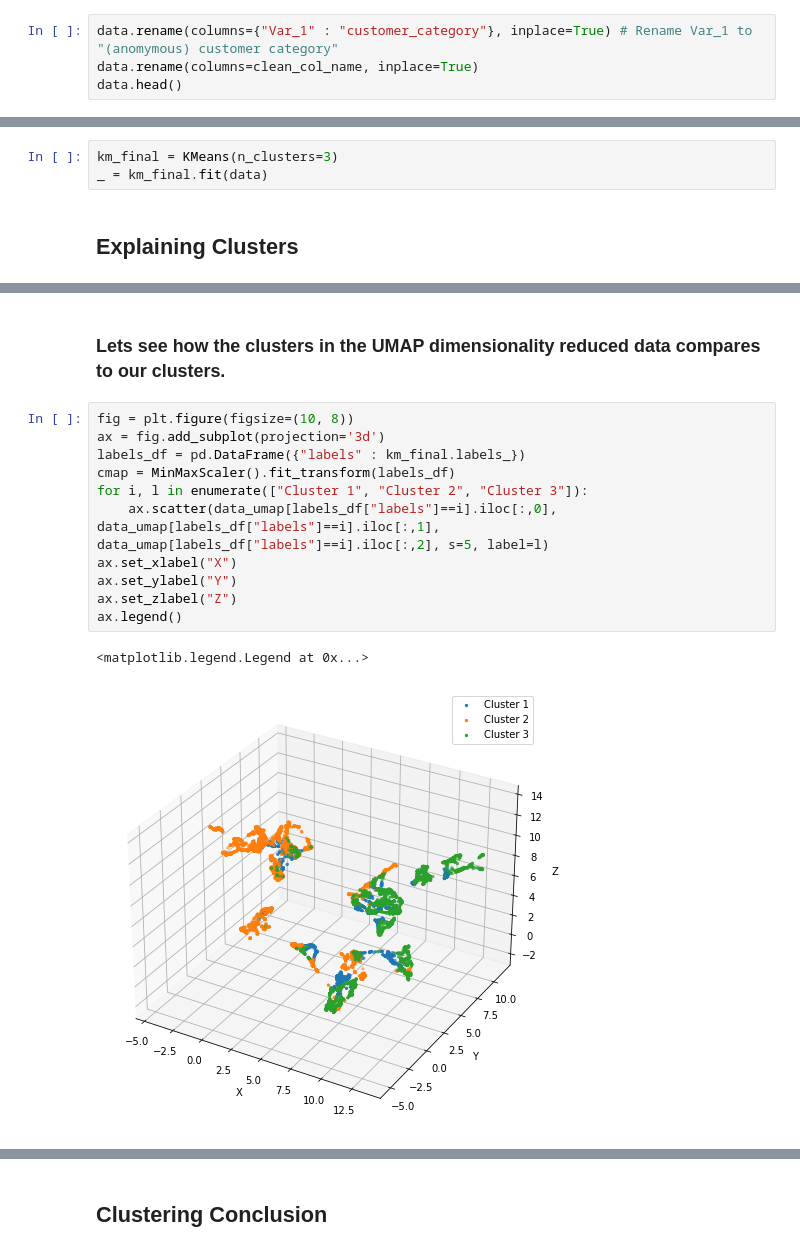
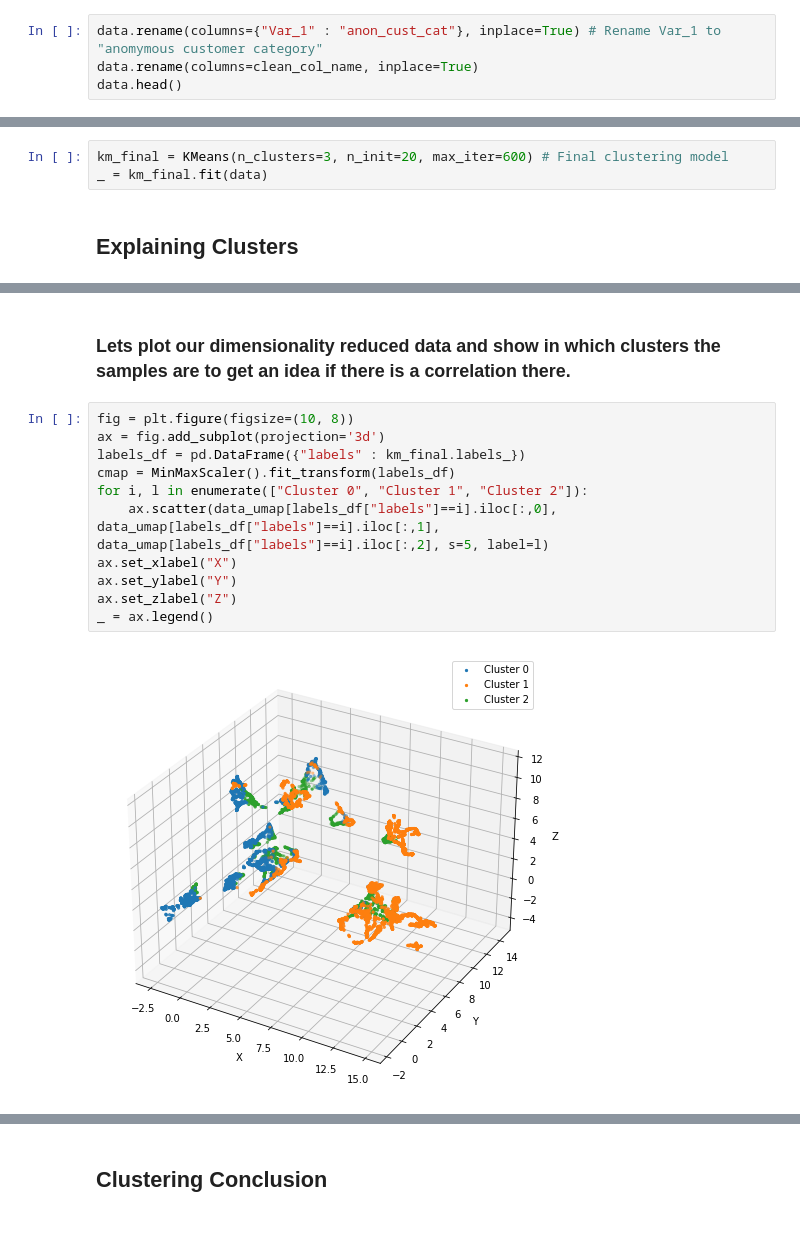
Before and after one commit to SanteriSuomi/Kaggle, a Jupyter notebook: CustomerSegmentation/CustomerSegmentation.ipynb, the cells around one changed output, grey strips where cells are left out. Cells and saved outputs as stored; diff of their text form.

```diff
--- a/CustomerSegmentation/CustomerSegmentation.ipynb
+++ b/CustomerSegmentation/CustomerSegmentation.ipynb
@@ -141,6 +143,6 @@ def clean_col_name(name):
     return name.strip().lower().replace(" ", "_")
 # %%
-data.rename(columns={"Var_1" : "customer_category"}, inplace=True) # Rename Var_1 to "(anomymous) customer category"
+data.rename(columns={"Var_1" : "anon_cust_cat"}, inplace=True) # Rename Var_1 to "anomymous customer category"
 data.rename(columns=clean_col_name, inplace=True)
 data.head()
 # %% [output]
@@ -343,7 +345,7 @@ _ = pd.DataFrame({"inertia" : inertias, "silhouette" : sil_scores, "K" : k_vals}
 # %% [markdown]
 ### We'll select the number of clusters to be 3. Firstly, this makes sense to cluster customers to three groups, as there are 3 different spending scores. Also, the silhouette score is the best at 3 clusters.
 # %%
-km_final = KMeans(n_clusters=3)
+km_final = KMeans(n_clusters=3, n_init=20, max_iter=600) # Final clustering model
 _ = km_final.fit(data)
 # %% [markdown]
 ## Explaining Clusters
@@ -360,17 +362,16 @@ data.assign(cluster=km_final.labels_).groupby("cluster").mean().T.plot.bar(ax=ax
-# %% [markdown]
-### Lets see how the clusters in the UMAP dimensionality reduced data compares to our clusters.
+# %% [markdown]
+### Lets plot our dimensionality reduced data and show in which clusters the samples are to get an idea if there is a correlation there.
 # %%
 fig = plt.figure(figsize=(10, 8))
 ax = fig.add_subplot(projection='3d')
 labels_df = pd.DataFrame({"labels" : km_final.labels_})
 cmap = MinMaxScaler().fit_transform(labels_df)
-for i, l in enumerate(["Cluster 1", "Cluster 2", "Cluster 3"]):
+for i, l in enumerate(["Cluster 0", "Cluster 1", "Cluster 2"]):
     ax.scatter(data_umap[labels_df["labels"]==i].iloc[:,0], data_umap[labels_df["labels"]==i].iloc[:,1], data_umap[labels_df["labels"]==i].iloc[:,2], s=5, label=l)
 ax.set_xlabel("X")
 ax.set_ylabel("Y")
 ax.set_zlabel("Z")
-ax.legend()
+_ = ax.legend()
 # %% [output]
-<matplotlib.legend.Legend at 0x...>
-[figure, old version]
+[figure, new version]
 # %% [markdown]
```
Also changed, not shown: parts of 28 cells of this notebook, 1 other file.
